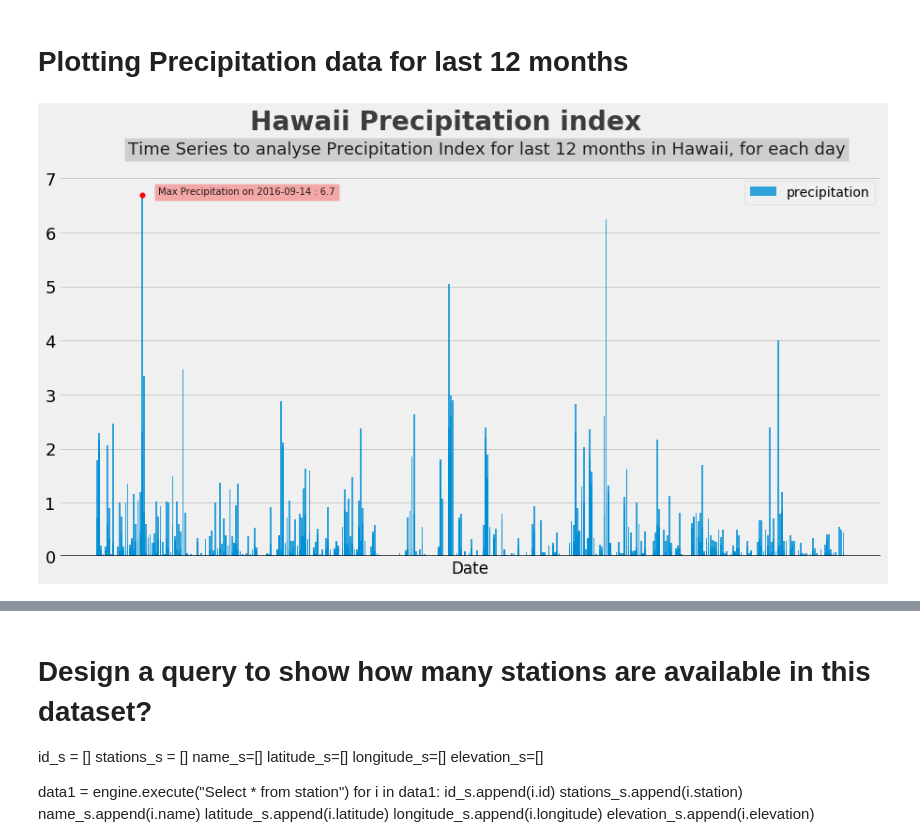
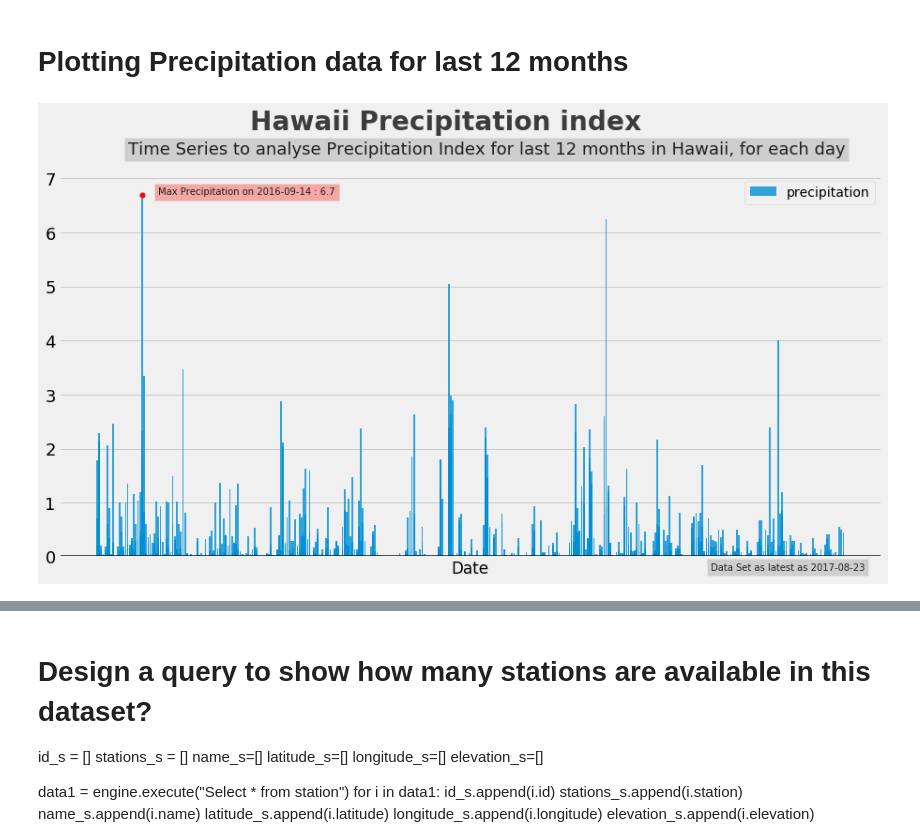
Before and after one commit to ppainuly/Hawaii-Weather-Analysis, a Jupyter notebook: climate_starter.ipynb, the cells around one changed output, grey strips where cells are left out. Saved outputs shown, nothing was run; the diff lists cells and outputs as text; code cells hidden in the pictures.

```diff
--- a/climate_starter.ipynb
+++ b/climate_starter.ipynb
@@ -119,30 +120,33 @@ max_prcpval.iloc[0,0]
 # %%
 # Use Pandas Plotting with Matplotlib to plot the data
 from matplotlib import style
 style.use('fivethirtyeight')
 plt.figure(figsize=(14,7))
 plt.subplot()
 plt.bar(ar.index,ar['prcp'],label='precipitation',alpha=0.8)
 plt.xlabel('Date')
 plt.legend()
 plt.tick_params(axis = 'both', which = 'major', labelsize = 18)
 plt.xticks([])
 plt.text(x = 75, y = 7.90, s = "Hawaii Precipitation index",
                fontsize = 28, weight = 'bold', alpha = .75)
 plt.text(x = 15, y = 7.45,
                s = 'Time Series to analyse Precipitation Index for last 12 months in Hawaii, for each day',
               fontsize = 18, alpha = .85,bbox=dict(facecolor='gray', alpha=0.3))
 plt.text(x = 30, y = max_prcpval.iloc[0,3],
                s = "Max Precipitation on " + max_prcpval.iloc[0,0] + " : " + str(max_prcpval.iloc[0,3]),
               fontsize = 10, alpha = .85,bbox=dict(facecolor='red', alpha=0.3))
+plt.text(x = 300, y = -0.25,
+               s = "Data Set as latest as " + last_date[0][0],
+              fontsize = 10, alpha = .85,bbox=dict(facecolor='gray', alpha=0.3))
 plt.axhline(y = 0.005, color = 'black', linewidth = 5, alpha = .7,)
 
 
 plt.scatter(max_prcpval['date'], max_prcpval['prcp'],marker='o',s=30, color="red",zorder=5)
-plt.savefig("Images/Precipitation_last_12_months.png")
+plt.savefig("Images/Precipitation_last_12_months.png",bbox_inches = 'tight')
 plt.show()
 # %% [output]
-[figure, old version]
+[figure, new version]
 # %%
 # Use Pandas to calcualte the summary statistics for the precipitation data
 pd.DataFrame(df['prcp'].describe())
```
Also changed, not shown: parts of 13 cells of this notebook.
